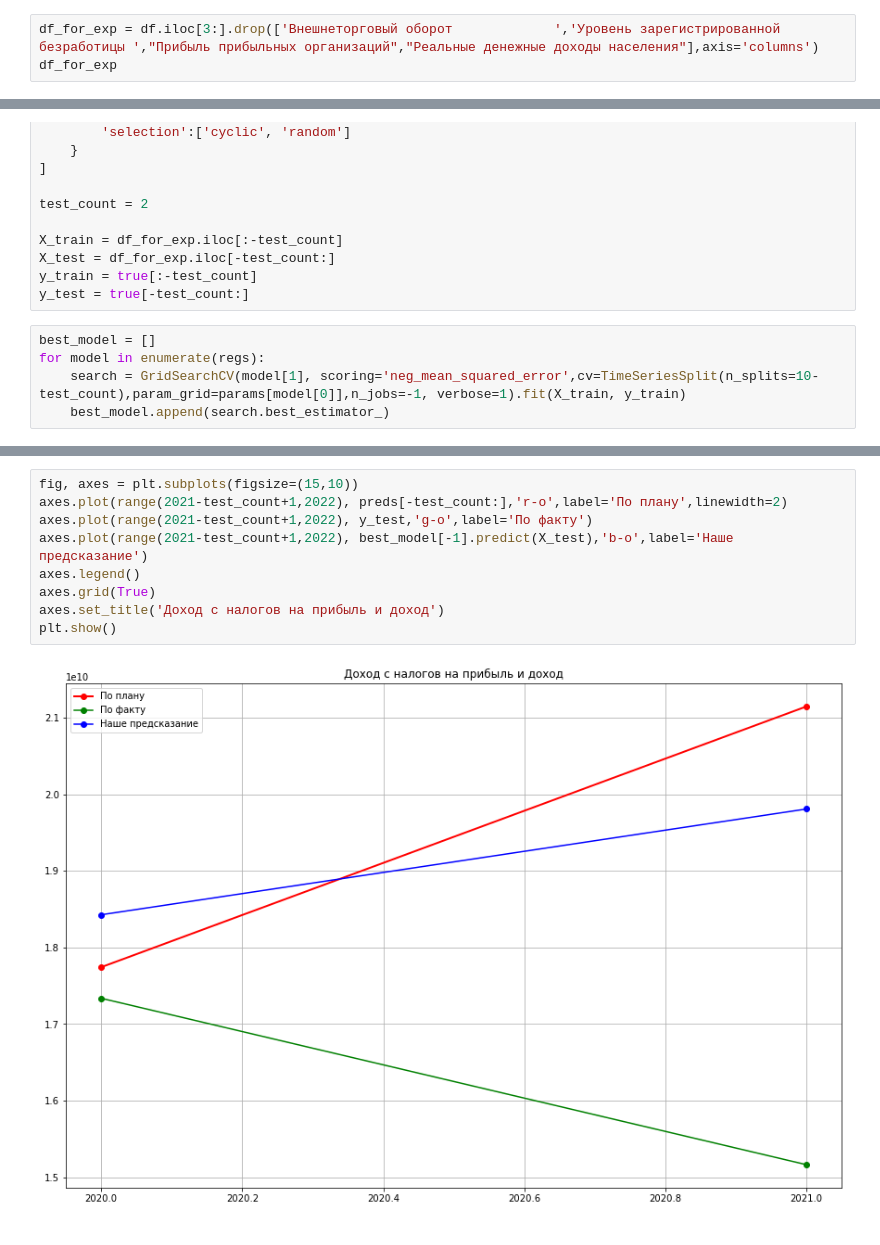
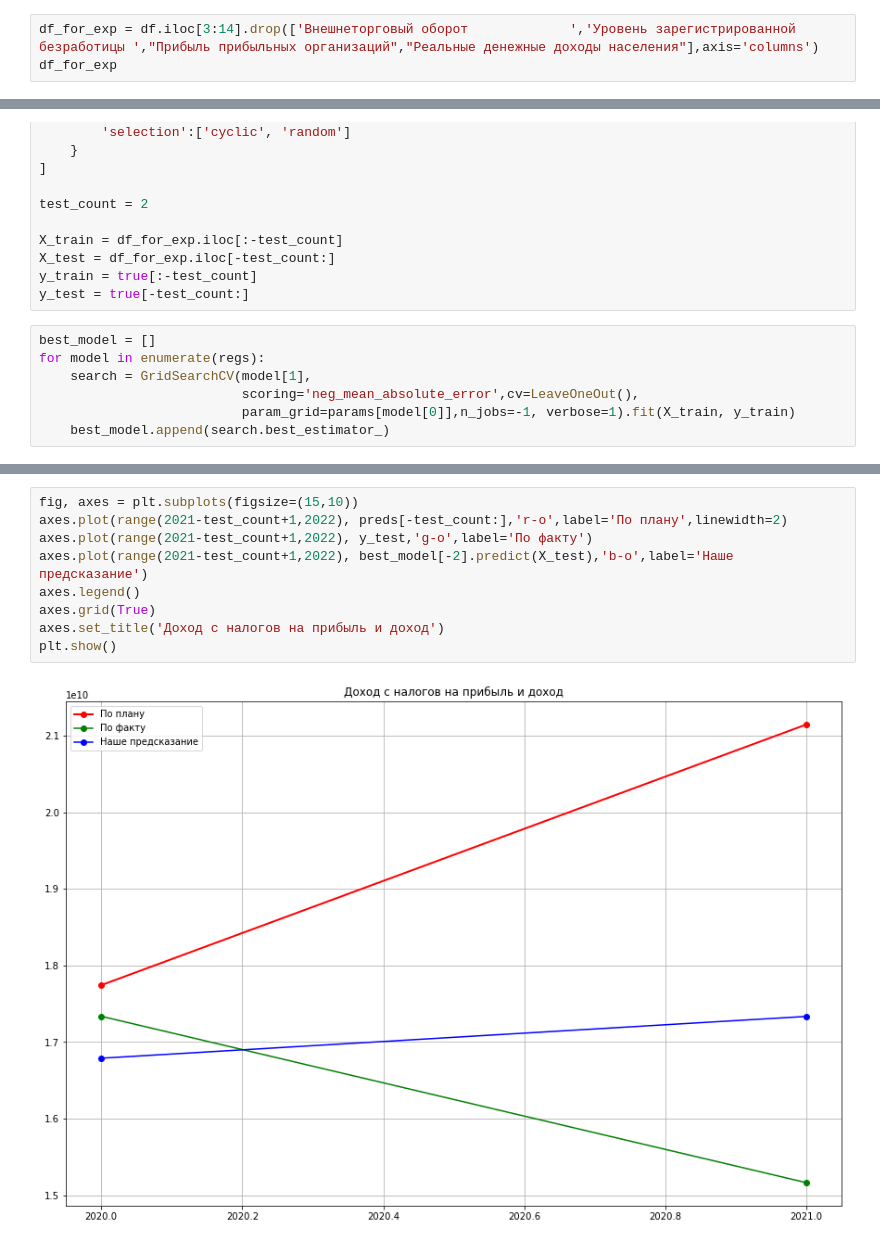
Before and after one commit to deethereal/DigitalLeaders_budget_10_HACK, a Jupyter notebook: DenisFirstTry.ipynb, the cells around one changed output, grey strips where cells are left out. Drawn from its saved outputs; the diff is of its cells as text.

Commit message:
abs error

```diff
--- a/DenisFirstTry.ipynb
+++ b/DenisFirstTry.ipynb
@@ -106,7 +106,7 @@ plt.show()
 df = pd.read_excel('ready.xlsx')
 df=df.set_axis(df['год']).drop(["год"],axis='columns')
 # %%
-df_for_exp = df.iloc[3:].drop(['Внешнеторговый оборот             ','Уровень зарегистрированной безработицы ',"Прибыль прибыльных организаций","Реальные денежные доходы населения"],axis='columns')
+df_for_exp = df.iloc[3:14].drop(['Внешнеторговый оборот             ','Уровень зарегистрированной безработицы ',"Прибыль прибыльных организаций","Реальные денежные доходы населения"],axis='columns')
 df_for_exp
 # %% [output]
 |  | ср.числ.нас | индекс потр цен дек-дек | валовой рег продукт | добыча п.и. | Обробат производства | ... |
@@ -166,6 +166,8 @@ y_test = true[-test_count:]
 # %%
 best_model = []
 for model in enumerate(regs):
-    search = GridSearchCV(model[1], scoring='neg_mean_squared_error',cv=TimeSeriesSplit(n_splits=10-test_count),param_grid=params[model[0]],n_jobs=-1, verbose=1).fit(X_train, y_train)
+    search = GridSearchCV(model[1],
+                          scoring='neg_mean_absolute_error',cv=LeaveOneOut(),
+                          param_grid=params[model[0]],n_jobs=-1, verbose=1).fit(X_train, y_train)
     best_model.append(search.best_estimator_)
 # %% [output]
@@ -206,11 +188,11 @@ ElasticNet(alpha=2, l1_ratio=0.0, normalize='True')
 # %%
 fig, axes = plt.subplots(figsize=(15,10))
 axes.plot(range(2021-test_count+1,2022), preds[-test_count:],'r-o',label='По плану',linewidth=2)
 axes.plot(range(2021-test_count+1,2022), y_test,'g-o',label='По факту')
-axes.plot(range(2021-test_count+1,2022), best_model[-1].predict(X_test),'b-o',label='Наше предсказание')
+axes.plot(range(2021-test_count+1,2022), best_model[-2].predict(X_test),'b-o',label='Наше предсказание')
 axes.legend()
 axes.grid(True)
 axes.set_title('Доход с налогов на прибыль и доход')
 plt.show()
 # %% [output]
-[figure, old version]
+[figure, new version]
```
Also changed, not shown: parts of 3 cells of this notebook.
